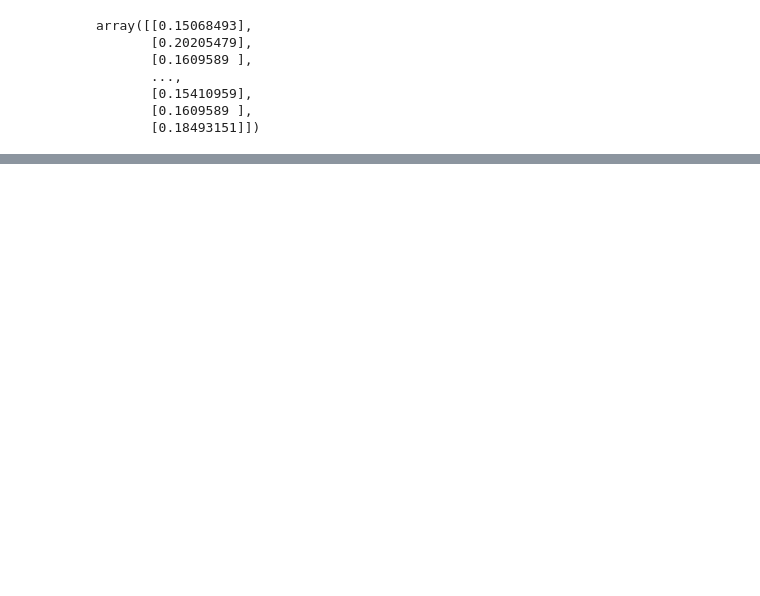
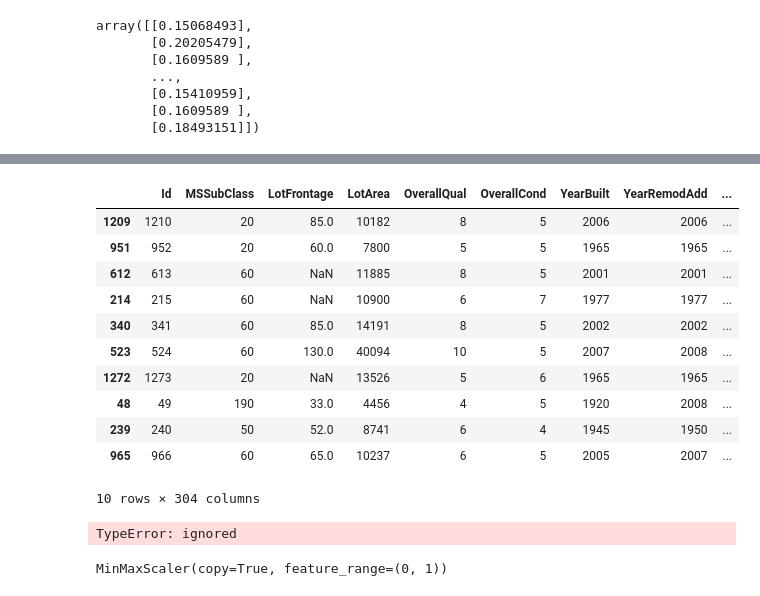
Before and after one commit to roybibek/regression_modeling, a Jupyter notebook: House_Price_Prediction.ipynb, the cells around one changed output, grey strips where cells are left out. Drawn from its saved outputs; the diff is of its cells as text; code cells hidden in the pictures; blank space fills up the shorter version.

```diff
--- a/House_Price_Prediction.ipynb
+++ b/House_Price_Prediction.ipynb
@@ -301,0 +483,26 @@ plot_correlation_map(data)
+# %%
+one_hot_encoded_data.sample(10)
+# %% [output]
+|  | Id | MSSubClass | LotFrontage | LotArea | OverallQual | OverallCond | YearBuilt | YearRemodAdd | ... |
+| 1209 | 1210 | 20 | 85.0 | 10182 | 8 | 5 | 2006 | 2006 | ... |
+| 951 | 952 | 20 | 60.0 | 7800 | 5 | 5 | 1965 | 1965 | ... |
+| 612 | 613 | 60 | NaN | 11885 | 8 | 5 | 2001 | 2001 | ... |
+| 214 | 215 | 60 | NaN | 10900 | 6 | 7 | 1977 | 1977 | ... |
+| 340 | 341 | 60 | 85.0 | 14191 | 8 | 5 | 2002 | 2002 | ... |
+| 523 | 524 | 60 | 130.0 | 40094 | 10 | 5 | 2007 | 2008 | ... |
+| 1272 | 1273 | 20 | NaN | 13526 | 5 | 6 | 1965 | 1965 | ... |
+| 48 | 49 | 190 | 33.0 | 4456 | 4 | 5 | 1920 | 2008 | ... |
+| 239 | 240 | 50 | 52.0 | 8741 | 6 | 4 | 1945 | 1950 | ... |
+| 965 | 966 | 60 | 65.0 | 10237 | 6 | 5 | 2005 | 2007 | ... |
+10 rows × 304 columns
+# %%
+# Rescalling the dataset
+from sklearn.preprocessing import MinMaxScaler
+scaled_data = minmax_scaling(numerical)
+# %% [output]
+TypeError: ignored
+# %%
+from sklearn import preprocessing
+minmax_scale = preprocessing.MinMaxScaler(feature_range=(0, 1))
+# %% [output]
+MinMaxScaler(copy=True, feature_range=(0, 1))
```
Also changed, not shown: parts of 14 cells of this notebook.
